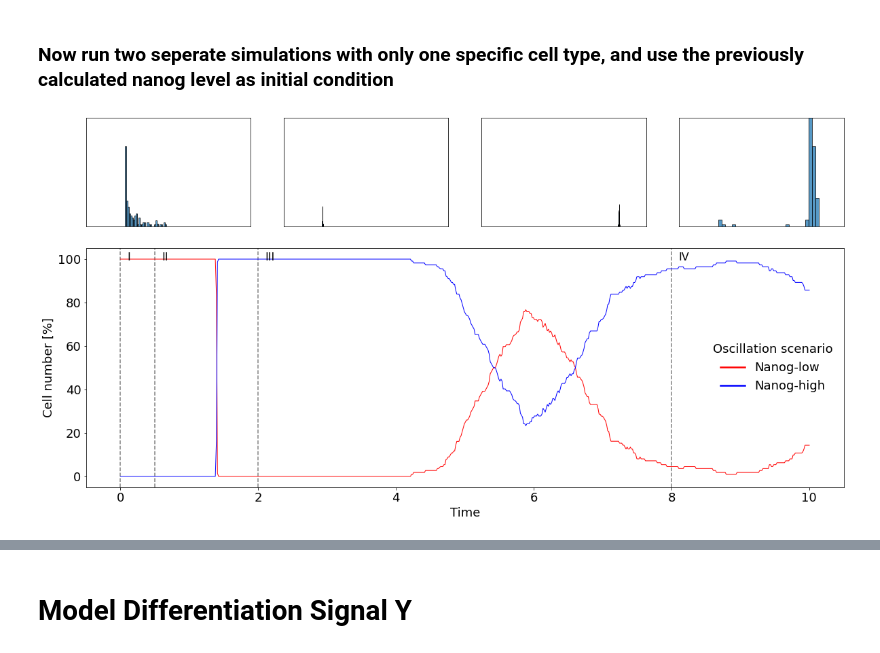
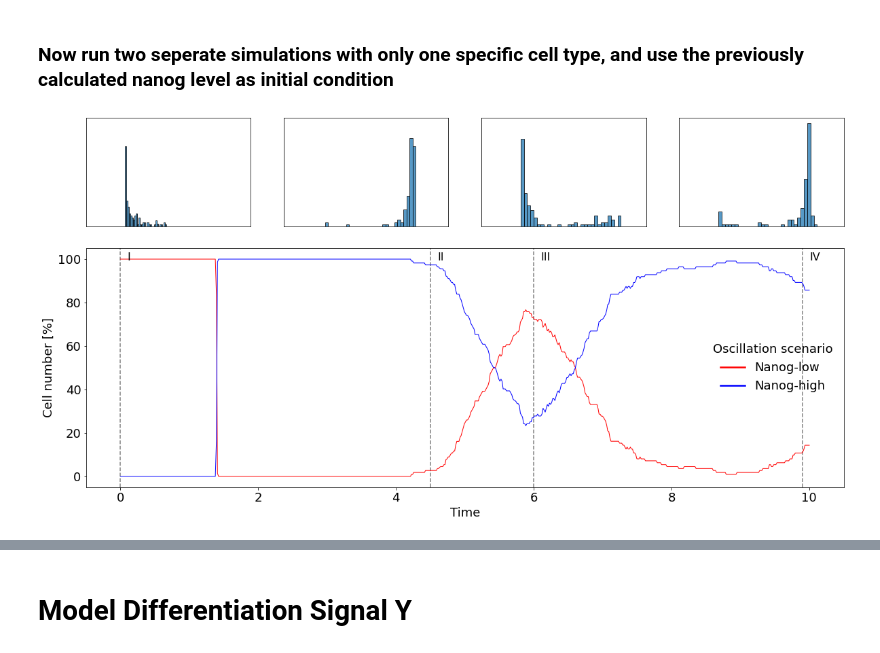
Before and after one commit to martinfg/modelling-nanog-variability, a Jupyter notebook: notebook.ipynb, the cells around one changed output, grey strips where cells are left out. Cells and saved outputs as stored; diff of their text form; code cells hidden in the pictures.

```diff
--- a/notebook.ipynb
+++ b/notebook.ipynb
@@ -707,6 +706,6 @@ inputs = zip(list(range(num_n_low_cells)), args)
 
 # run population simulation on all available cpus
 with mp.Pool(mp.cpu_count()) as pool:
-    t_course_n_low = np.asarray(pool.starmap(solve_and_return_nanog_values, tqdm(inputs, total=num_n_low_cells), chunksize=1))
+    t_course_osc_n_low = np.asarray(pool.starmap(solve_and_return_nanog_values, tqdm(inputs, total=num_n_low_cells), chunksize=1))
 # %%
 # save results to disk
@@ -717,8 +716,10 @@ np.save("./data/time_course_osc_nanog_low", t_course_n_low)
 # %%
+sample_time_points = [.0, .45, .6, 0.99] # fraction ofs tf_eval at which distributions will be plotted
+
 # plot results
-plt_timecourse(t_course_n_low, 10, sample_time_points, 'Oscillation scenario')
+plt_timecourse(t_course_osc_n_low, 10, sample_time_points, 'Oscillation scenario')
 # %% [output]
-[figure, old version]
+[figure, new version]
 # %%
 # nanog high
 num_n_high_cells = n_high_cells.shape[0]
```
Also changed, not shown: parts of 19 cells of this notebook.
